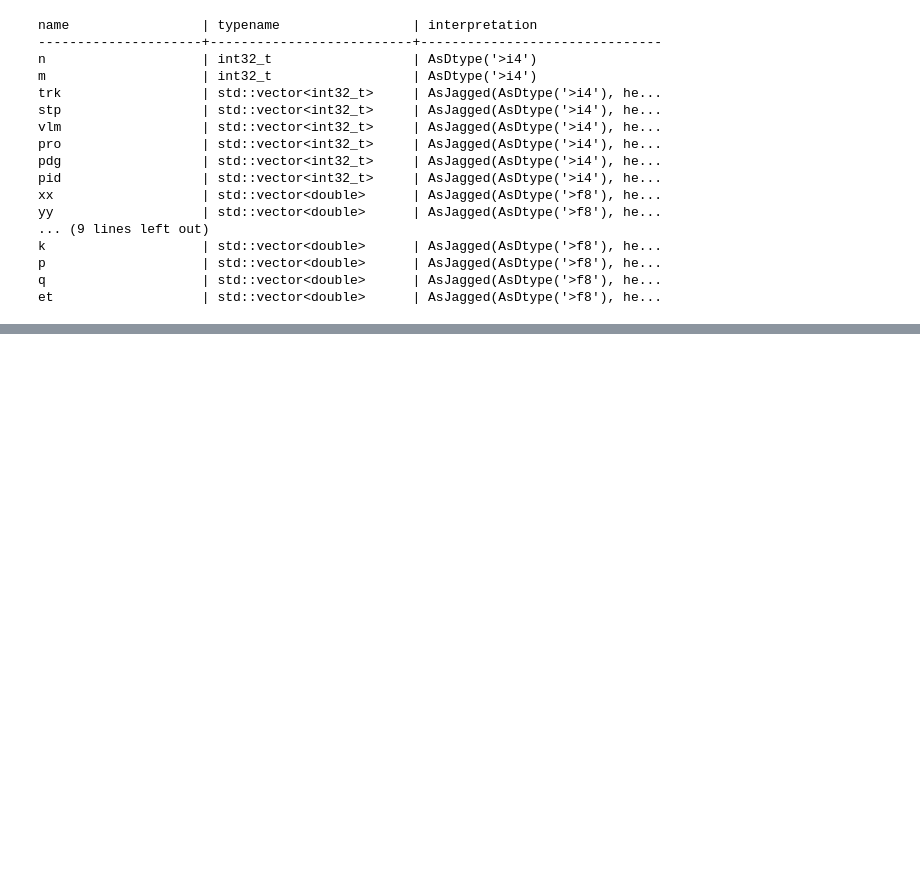
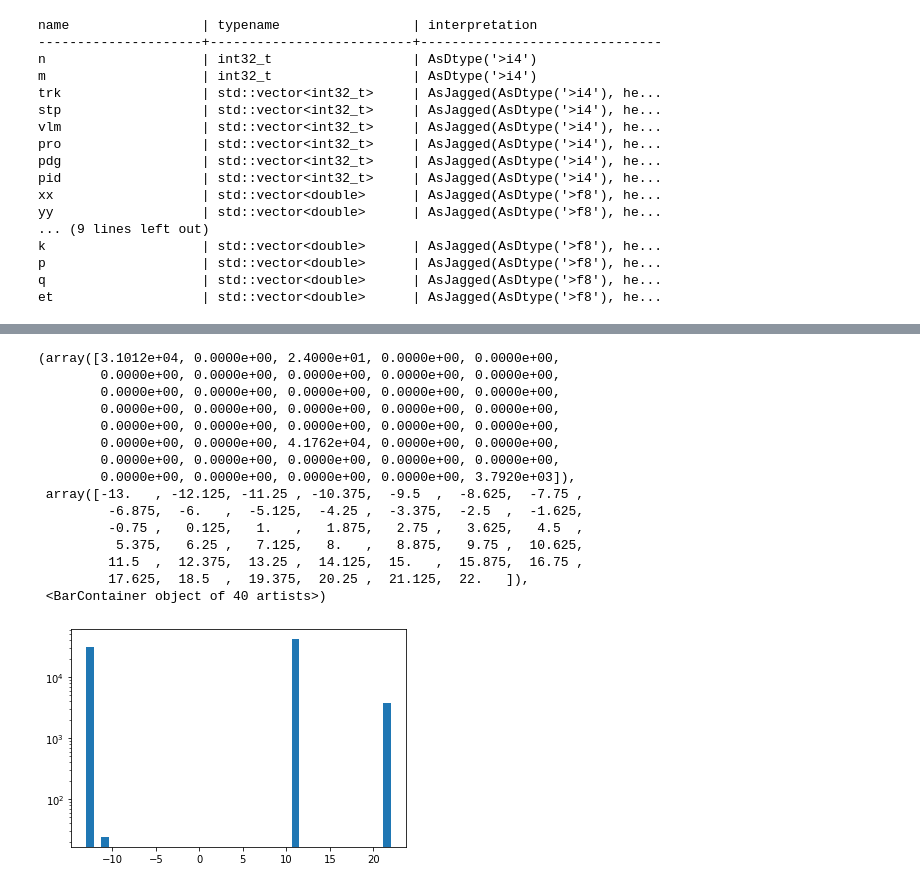
Before and after one commit to jintonic/gears, a Jupyter notebook: examples/physics/muon/dedx.ipynb, the cells around one changed output, grey strips where cells are left out. Cells and saved outputs as stored; diff of their text form; code cells hidden in the pictures; blank space fills up the shorter version.

```diff
--- a/examples/physics/muon/dedx.ipynb
+++ b/examples/physics/muon/dedx.ipynb
@@ -24,0 +64,3 @@ et                   | std::vector<double>      | AsJagged(AsDtype('>f8'), he...
+# %%
+# get particles' pgd encoding
+pdg = t.arrays("pdg", library="pd")
@@ -25 +84,21 @@ et                   | std::vector<double>      | AsJagged(AsDtype('>f8'), he...
+# %%
+plot.yscale('log', nonposy='clip')
+plot.hist(pdg,bins=40)
+# %% [output]
+(array([3.1012e+04, 0.0000e+00, 2.4000e+01, 0.0000e+00, 0.0000e+00,
+        0.0000e+00, 0.0000e+00, 0.0000e+00, 0.0000e+00, 0.0000e+00,
+        0.0000e+00, 0.0000e+00, 0.0000e+00, 0.0000e+00, 0.0000e+00,
+        0.0000e+00, 0.0000e+00, 0.0000e+00, 0.0000e+00, 0.0000e+00,
+        0.0000e+00, 0.0000e+00, 0.0000e+00, 0.0000e+00, 0.0000e+00,
+        0.0000e+00, 0.0000e+00, 4.1762e+04, 0.0000e+00, 0.0000e+00,
+        0.0000e+00, 0.0000e+00, 0.0000e+00, 0.0000e+00, 0.0000e+00,
+        0.0000e+00, 0.0000e+00, 0.0000e+00, 0.0000e+00, 3.7920e+03]),
+ array([-13.   , -12.125, -11.25 , -10.375,  -9.5  ,  -8.625,  -7.75 ,
+         -6.875,  -6.   ,  -5.125,  -4.25 ,  -3.375,  -2.5  ,  -1.625,
+         -0.75 ,   0.125,   1.   ,   1.875,   2.75 ,   3.625,   4.5  ,
+          5.375,   6.25 ,   7.125,   8.   ,   8.875,   9.75 ,  10.625,
+         11.5  ,  12.375,  13.25 ,  14.125,  15.   ,  15.875,  16.75 ,
+         17.625,  18.5  ,  19.375,  20.25 ,  21.125,  22.   ]),
+ <BarContainer object of 40 artists>)
+[figure, added]
 # %%
```
Also changed, not shown: parts of 17 cells of this notebook.
